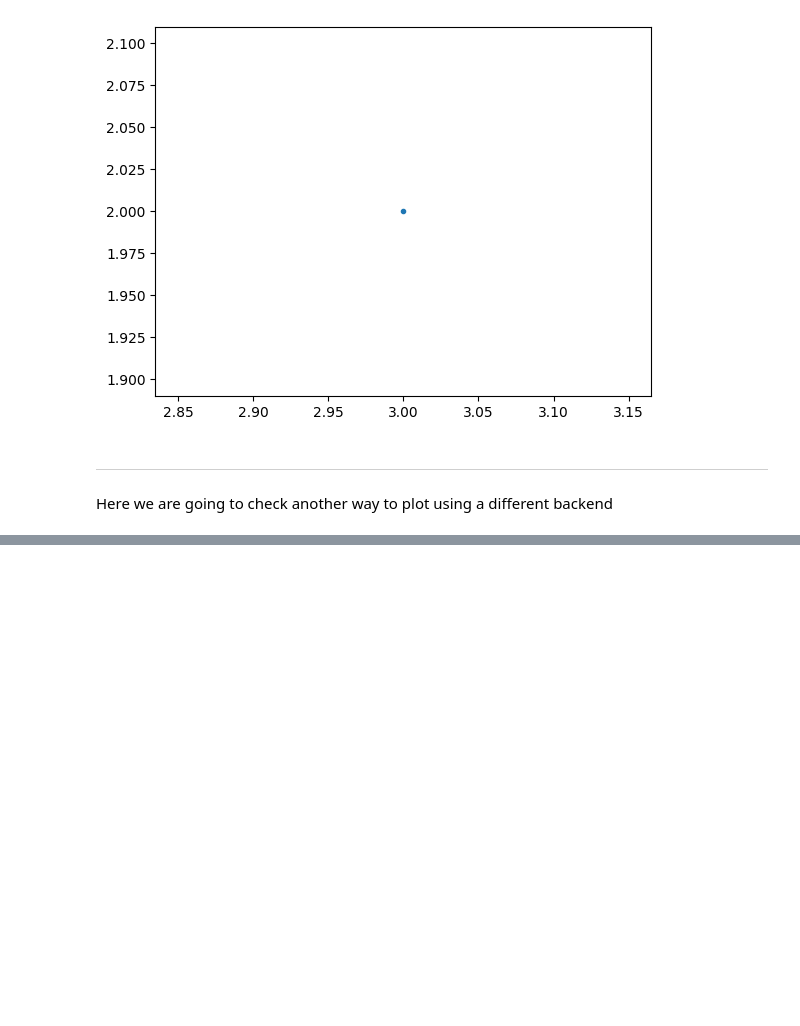
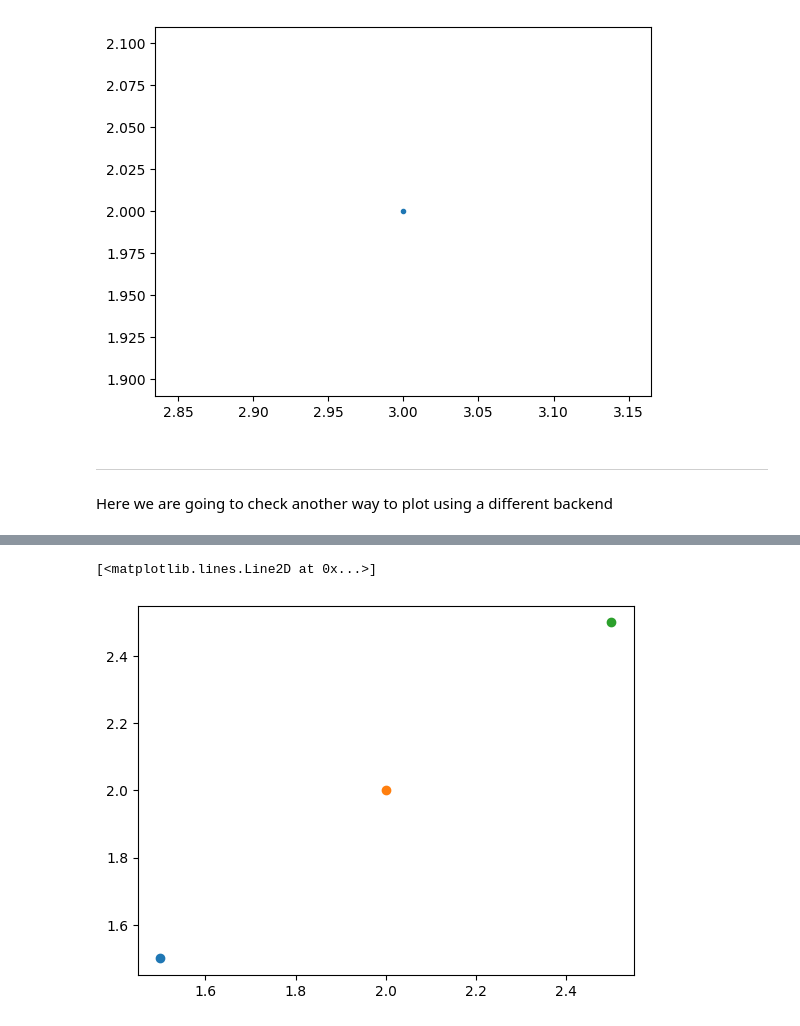
Before and after one commit to JhonSanz/plotting_matplotlib, a Jupyter notebook: basic_plotting.ipynb, the cells around one changed output, grey strips where cells are left out. Drawn from its saved outputs; the diff is of its cells as text; code cells hidden in the pictures; blank space fills up the shorter version.

```diff
--- a/basic_plotting.ipynb
+++ b/basic_plotting.ipynb
@@ -30,0 +57,10 @@ Here we are going to check another way to plot using a different backend
+# %%
+# here it will add more data to our chart, the points are render with different colors
+# as the axes recognices them as different data series
+plt.figure()
+plt.plot(1.5, 1.5, "o")
+plt.plot(2, 2, "o")
+plt.plot(2.5, 2.5, "o")
+# %% [output]
+[<matplotlib.lines.Line2D at 0x...>]
+[figure, added]
```
Also changed, not shown: parts of 5 cells of this notebook, 2 other files.
